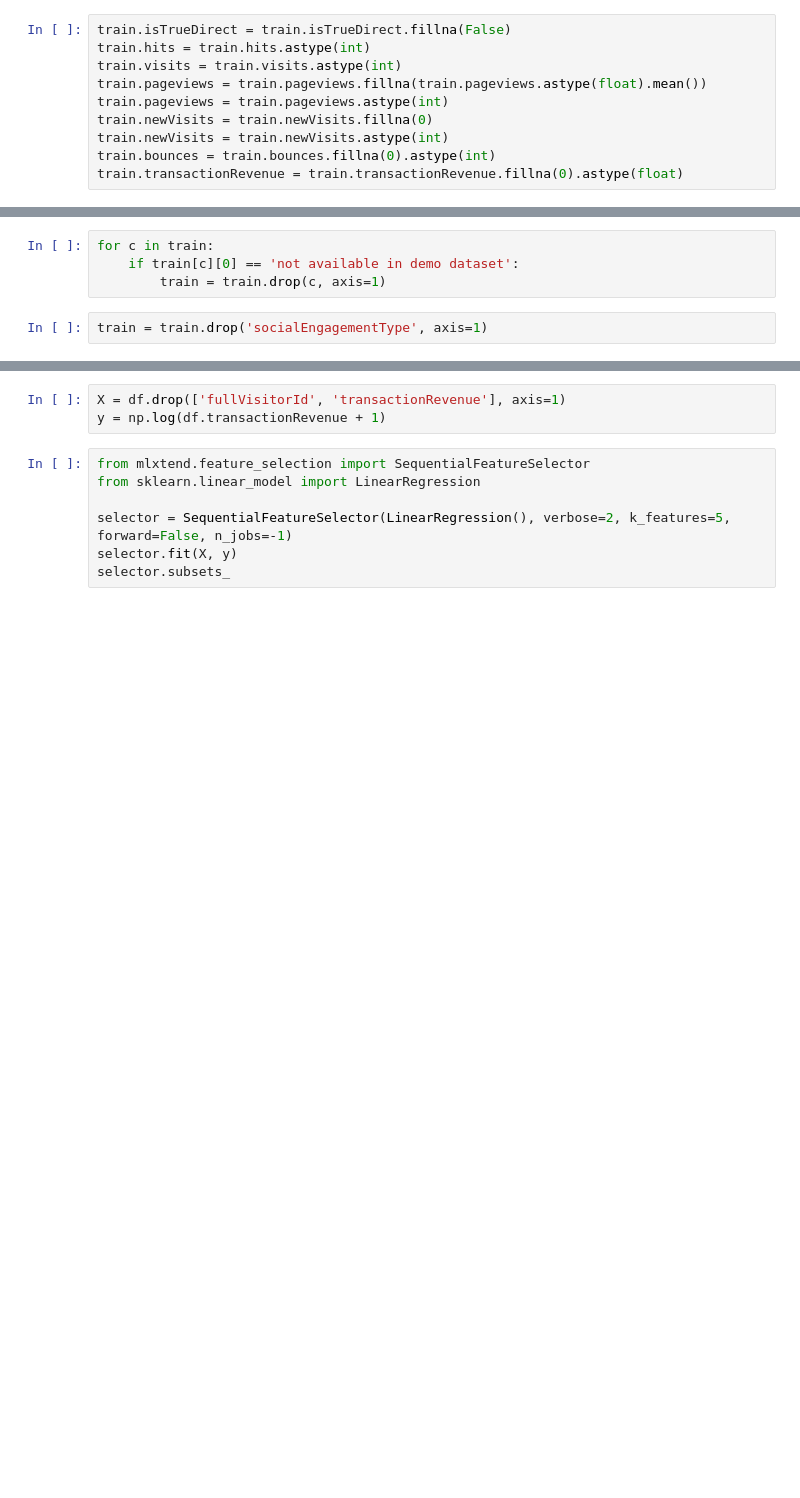
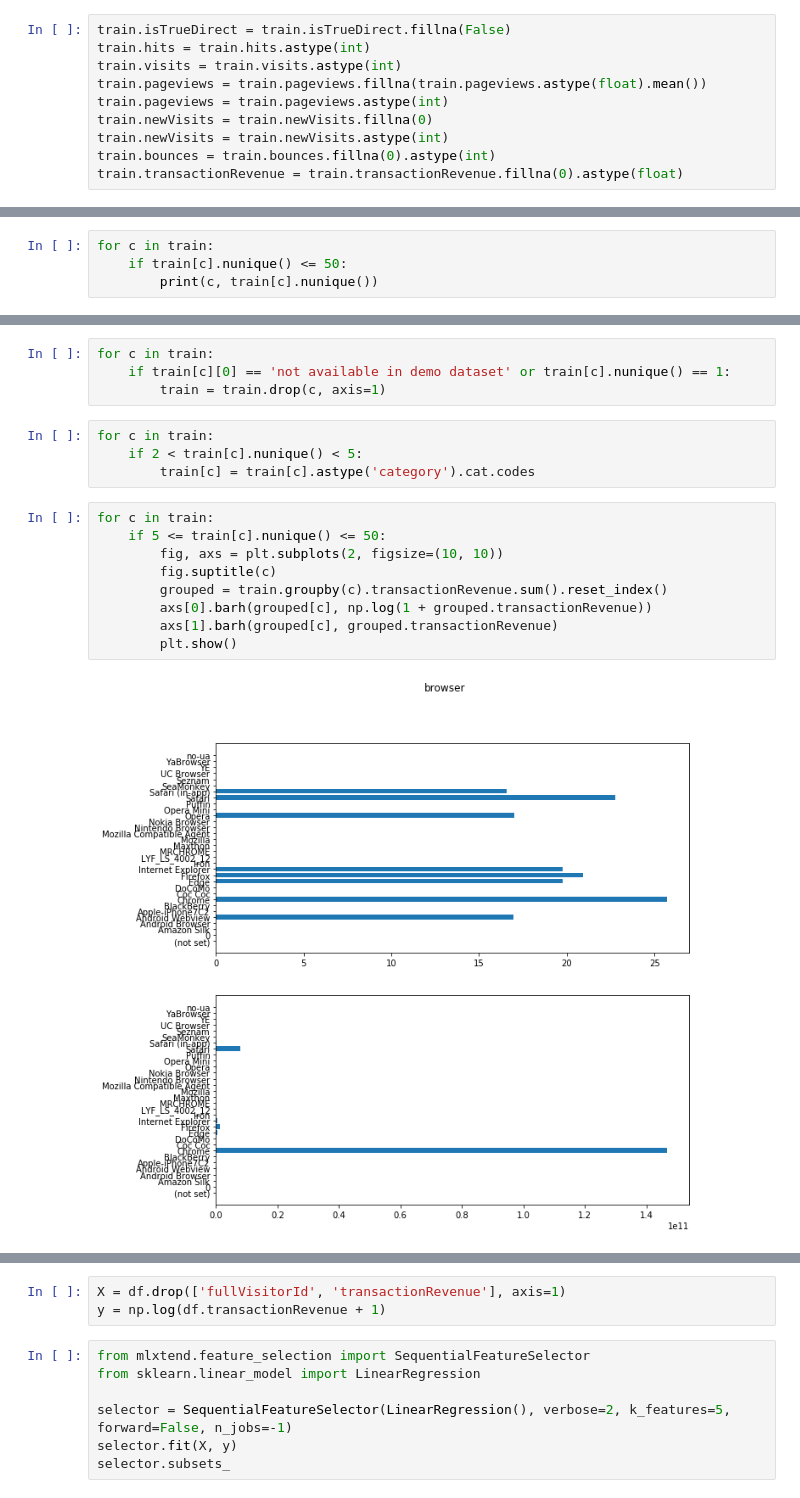
Before and after one commit to Knzaytsev/IntroductionToML, a Jupyter notebook: 3 lab/3 lab.ipynb, the cells around one changed output, grey strips where cells are left out. Drawn from its saved outputs; the diff is of its cells as text; blank space fills up the shorter version.

```diff
--- a/3 lab/3 lab.ipynb
+++ b/3 lab/3 lab.ipynb
@@ -80,0 +71,4 @@ train = pd.merge(left=train, right=pd.json_normalize(train.trafficSource.apply(j
+# %%
+for c in train:
+    if train[c].nunique() <= 50:
+        print(c, train[c].nunique())
@@ -81,6 +92,19 @@ train = pd.merge(left=train, right=pd.json_normalize(train.trafficSource.apply(j
 # %%
 for c in train:
-    if train[c][0] == 'not available in demo dataset':
+    if train[c][0] == 'not available in demo dataset' or train[c].nunique() == 1:
         train = train.drop(c, axis=1)
-# %%
-train = train.drop('socialEngagementType', axis=1)
+# %%
+for c in train:
+    if 2 < train[c].nunique() < 5:
+        train[c] = train[c].astype('category').cat.codes
+# %%
+for c in train:
+    if 5 <= train[c].nunique() <= 50:
+        fig, axs = plt.subplots(2, figsize=(10, 10))
+        fig.suptitle(c)
+        grouped = train.groupby(c).transactionRevenue.sum().reset_index()
+        axs[0].barh(grouped[c], np.log(1 + grouped.transactionRevenue))
+        axs[1].barh(grouped[c], grouped.transactionRevenue)
+        plt.show()
+# %% [output]
+[figure, added]
```
Also changed, not shown: parts of 25 cells of this notebook.
